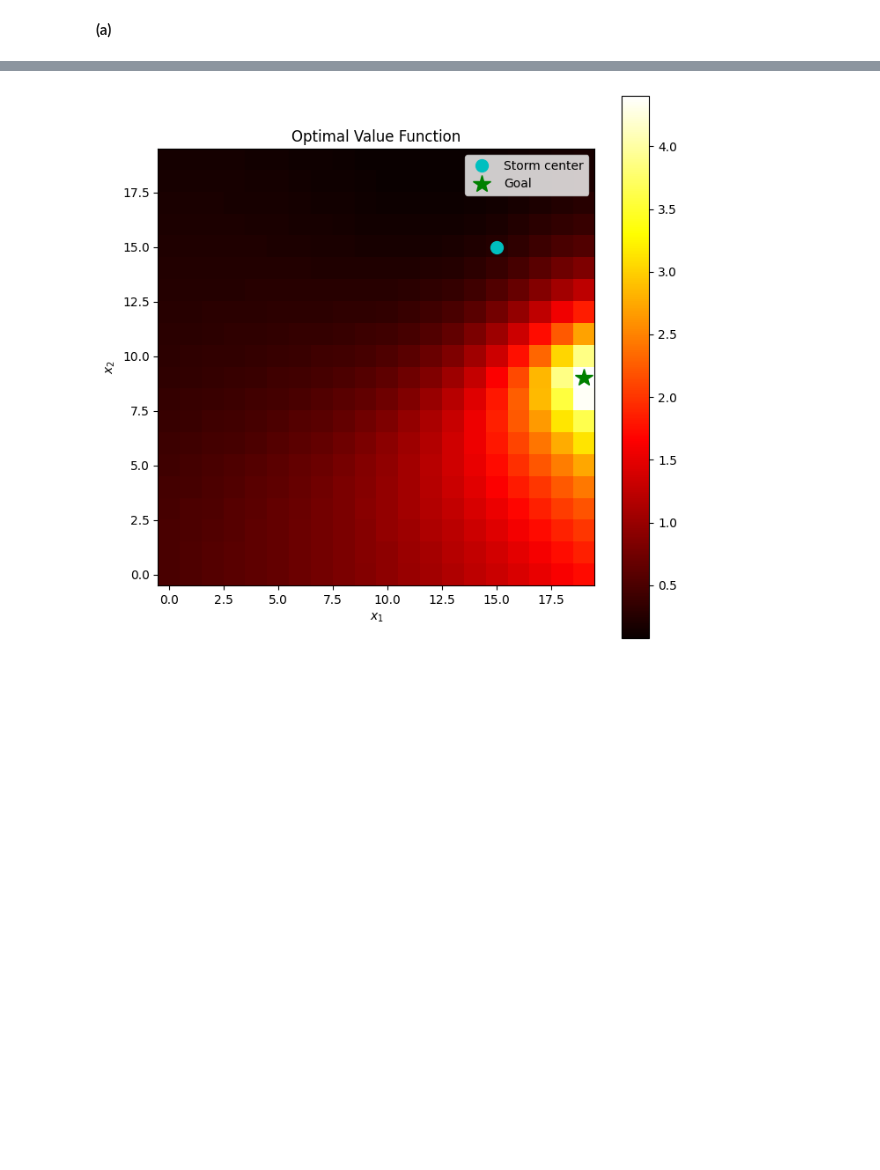
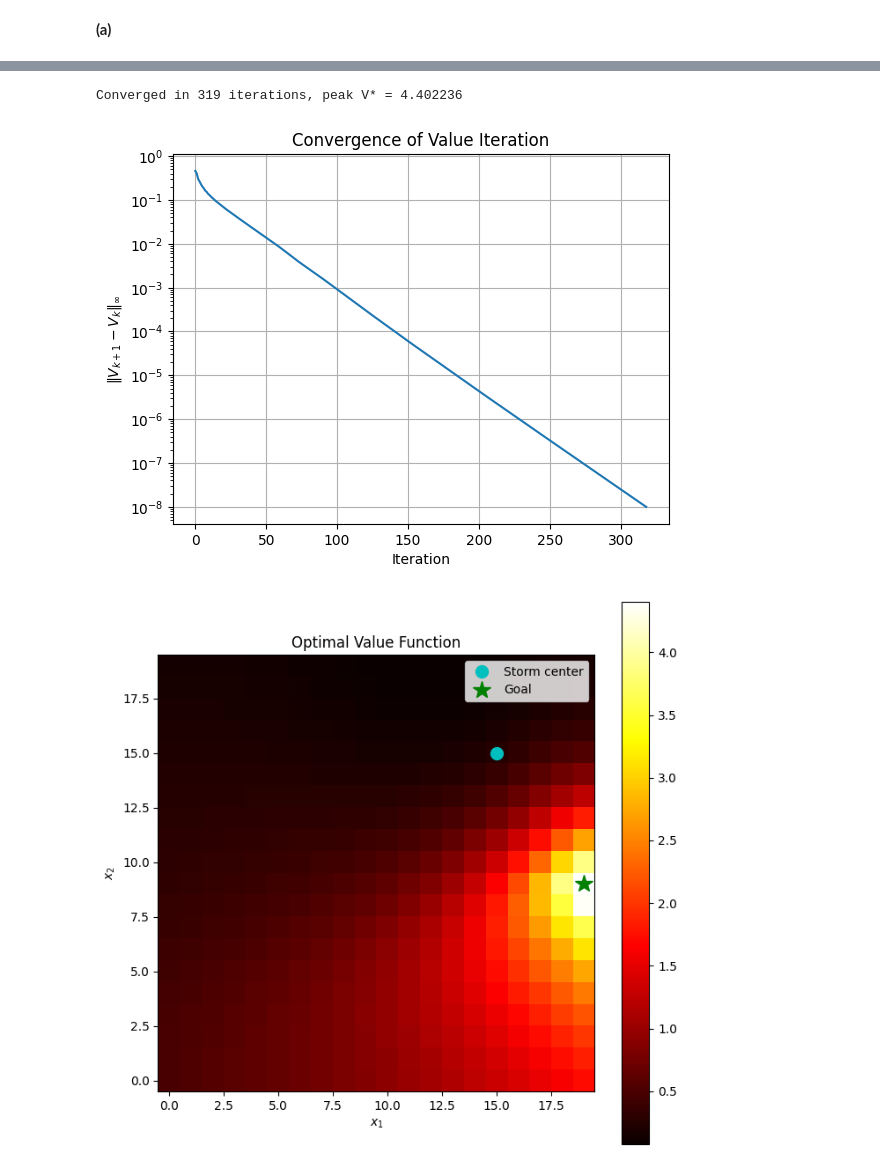
Before and after one commit to Rwin2/Optimal-learned-based-control, a Jupyter notebook: Hw3/notebooks/problem1.ipynb, the cells around one changed output, grey strips where cells are left out. Cells and saved outputs as stored; diff of their text form; code cells hidden in the pictures; blank space fills up the shorter version.

```diff
--- a/Hw3/notebooks/problem1.ipynb
+++ b/Hw3/notebooks/problem1.ipynb
@@ -12,9 +12,6 @@ goal_pos=np.array((19,9))
 x_eye=np.array((15,15))
 sigma=10
 gamma=0.95
-Value_function=np.zeros((20,20))
-previous_value_function=np.zeros((20,20))
-
 
 actions={"up": np.array((0,1)),
          "down": np.array((0,-1)),
@@ -28,6 +25,7 @@ def move_drone(pos,action):
         return new_pos
     else:
         return pos
+
 def get_reward(pos):
     return float(np.all(pos==goal_pos))
 
@@ -44,16 +42,20 @@ def w(pos,x_eye):
 def is_intended_action(action,intent):
     return action==intent
 
-def update_value_function():
-    V=Value_function.copy()
+def bellman_update(V):
+    V_new=np.zeros_like(V)
     for x in range(n):
         for y in range(n):
             pos=np.array((x,y))
             storm_prob=w(pos,x_eye)
             neighbors=get_neighboring_positions(pos)
-            value_update=-np.inf
+            best_value=-np.inf
             for intent in actions.keys():
-                value_candidate=np.sum([(storm_prob/4 + (1-storm_prob)*is_intended_action(a,intent))*(get_reward(neighbors[a]) + gamma*V[tuple(neighbors[a])]) for a in actions.keys()])
-                if value_candidate>value_update:
-                    value_update=value_candidate
-            Value_function[x,y]=value_update
+                value_candidate=sum(
+                    (storm_prob/4 + (1-storm_prob)*is_intended_action(a,intent))*(get_reward(neighbors[a]) + gamma*V[tuple(neighbors[a])])
+                    for a in actions.keys()
+                )
+                if value_candidate>best_value:
+                    best_value=value_candidate
+            V_new[x,y]=best_value
+    return V_new
@@ -97 +62,24 @@ Loss: 0.000100
+# %%
+V = np.zeros((n, n))
+history = []
+for i in range(500):
+    V_new = bellman_update(V)
+    diff = np.max(np.abs(V_new - V))
+    history.append(diff)
+    V = V_new
+    if diff < 1e-8:
+        break
+
+print(f"Converged in {len(history)} iterations, peak V* = {V.max():.6f}")
+
+plt.plot(history)
+plt.yscale('log')
+plt.xlabel('Iteration')
+plt.ylabel(r'$\|V_{k+1} - V_k\|_\infty$')
+plt.title('Convergence of Value Iteration')
+plt.grid()
+plt.show()
+# %% [output]
+Converged in 319 iterations, peak V* = 4.402236
+[figure, added]
 # %%
```
Also changed, not shown: parts of 4 cells of this notebook, 15 other files.
